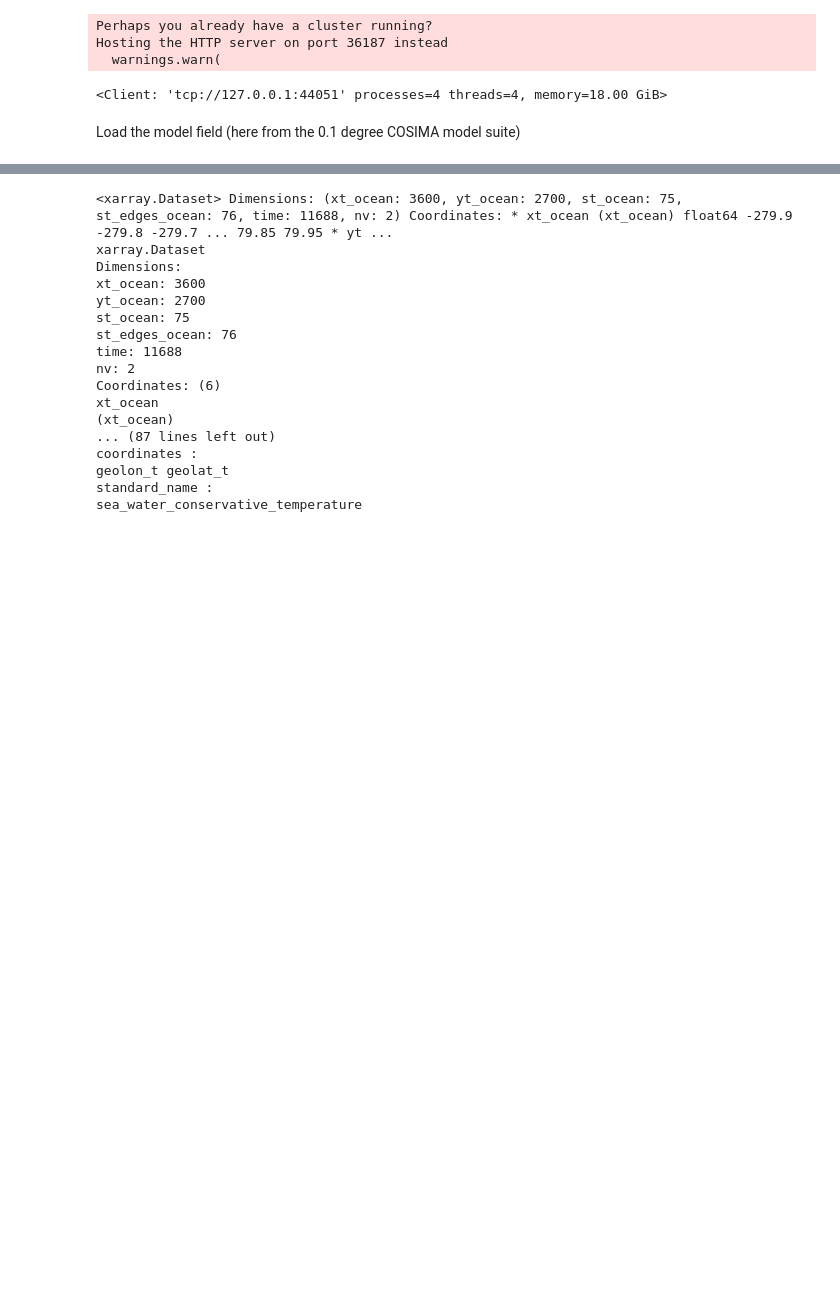
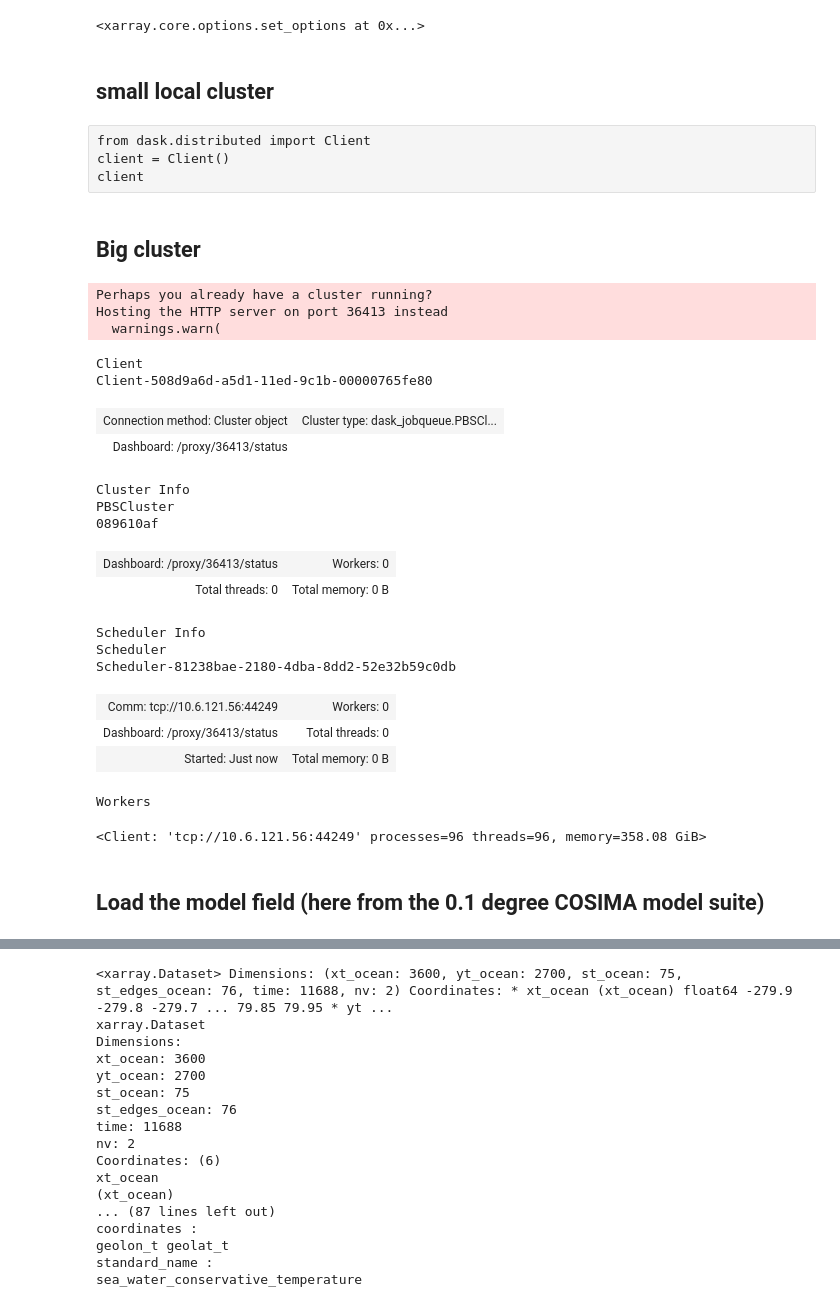
Before and after one commit to CARSv2/cars-v2, a Jupyter notebook: notebooks/Create_Synthetic_WOD-TSM.ipynb, the cells around one changed output, grey strips where cells are left out. Cells and saved outputs as stored; diff of their text form; code cells hidden in the pictures; blank space fills up the shorter version.

```diff
--- a/notebooks/Create_Synthetic_WOD-TSM.ipynb
+++ b/notebooks/Create_Synthetic_WOD-TSM.ipynb
@@ -15,15 +15,58 @@ import xarray
 import xesmf
 # %%
 xarray.set_options(keep_attrs=True) ## This ensures that performing simple operations with xarray (eg converting temperature to Celsius) preserves attributes
-
-from dask.distributed import Client
-client = Client()
-client
 # %% [output]
-Perhaps you already have a cluster running?
-Hosting the HTTP server on port 36187 instead
-  warnings.warn(
+<xarray.core.options.set_options at 0x...>
-<Client: 'tcp://127.0.0.1:44051' processes=4 threads=4, memory=18.00 GiB>
+# %% [markdown]
+## small local cluster
+# %% [raw]
+from dask.distributed import Client
+client = Client()
+client
+# %% [markdown]
+## Big cluster
+# %%
+import os
+import dask.config
+from dask.distributed import Client,LocalCluster
+from dask_jobqueue import PBSCluster
+walltime = '02:00:00'
+cores = 48
+memory = '192GB'
+
+cluster = PBSCluster(walltime=str(walltime), cores=cores, memory=str(memory),processes=cores,
+                     job_extra=['-q normal','-P xv83','-l ncpus='+str(cores),'-l mem='+str(memory),
+                                '-l storage=gdata/xv83+gdata/v14+gdata/ux62+scratch/xv83+gdata/rt52+gdata/ik11+gdata/cj50+gdata/jk72+gdata/hh5'],
+                     local_directory='$TMPDIR',
+                     header_skip=["select"])
+cluster.scale(jobs=2)
+# %% [output]
+Perhaps you already have a cluster running?
+Hosting the HTTP server on port 36413 instead
+  warnings.warn(
+# %%
+client = Client(cluster)
+# %% [output]
+Client
+Client-508d9a6d-a5d1-11ed-9c1b-00000765fe80
+| Connection method: Cluster object | Cluster type: dask_jobqueue.PBSCl... |
+| Dashboard: /proxy/36413/status |  |
+Cluster Info
+PBSCluster
+089610af
+| Dashboard: /proxy/36413/status | Workers: 0 |
+| Total threads: 0 | Total memory: 0 B |
+Scheduler Info
+Scheduler
+Scheduler-81238bae-2180-4dba-8dd2-52e32b59c0db
+| Comm: tcp://10.6.121.56:44249 | Workers: 0 |
+| Dashboard: /proxy/36413/status | Total threads: 0 |
+| Started: Just now | Total memory: 0 B |
+Workers
+# %%
+client
+# %% [output]
+<Client: 'tcp://10.6.121.56:44249' processes=96 threads=96, memory=358.08 GiB>
 # %% [markdown]
-Load the model field (here from the 0.1 degree COSIMA model suite)
+## Load the model field (here from the 0.1 degree COSIMA model suite)
 # %%
```
Also changed, not shown: parts of 40 cells of this notebook.
